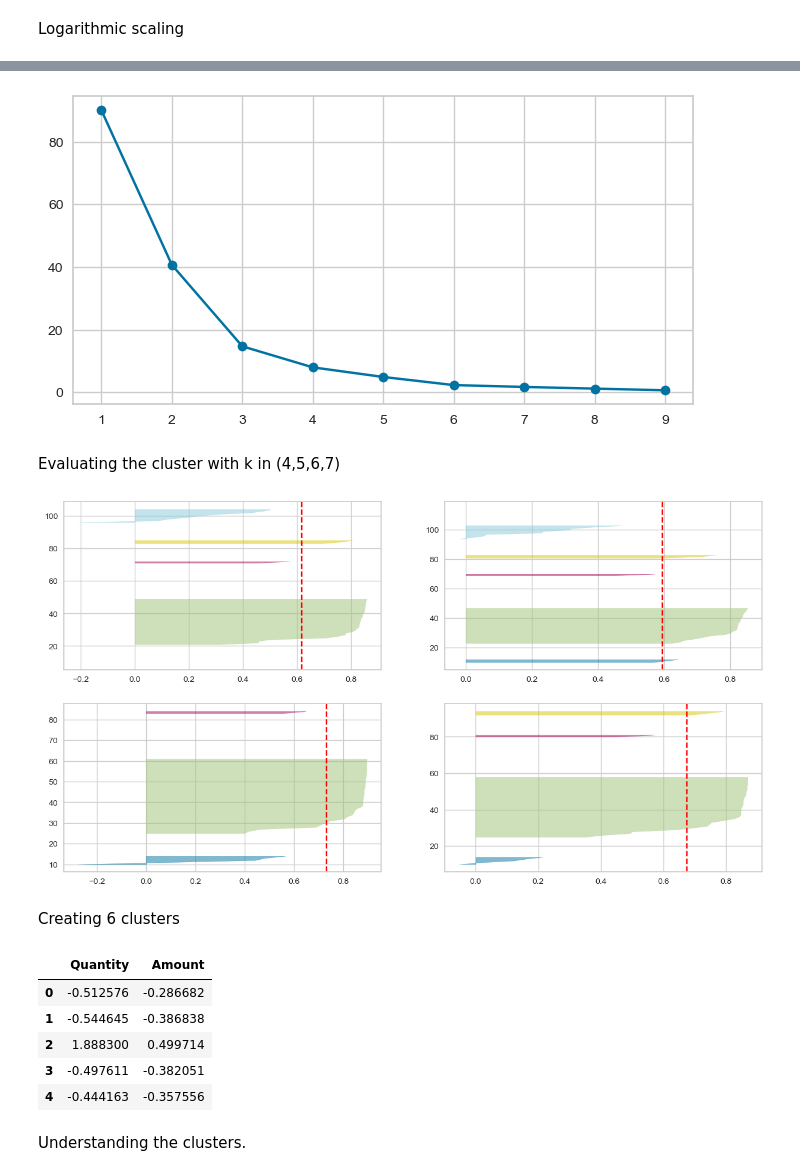
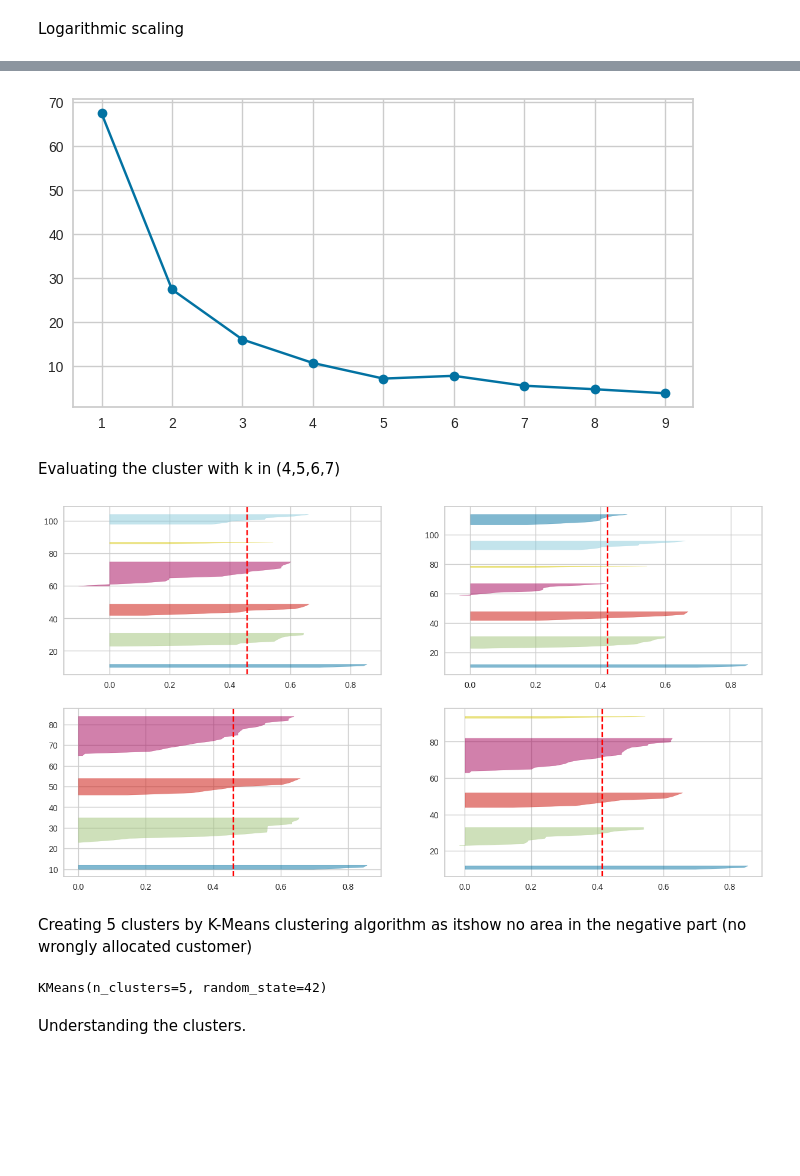
Before and after one commit to dineshb302/TERM2, a Jupyter notebook: MLUL_Assgnment.ipynb, the cells around one changed output, grey strips where cells are left out. Drawn from its saved outputs; the diff is of its cells as text; code cells hidden in the pictures; blank space fills up the shorter version.

```diff
--- a/MLUL_Assgnment.ipynb
+++ b/MLUL_Assgnment.ipynb
@@ -194,8 +212,9 @@ sn.scatterplot(data = min_max_scale_cust_df,
 # %% [markdown]
 Logarithmic scaling
 # %%
-Log_scale_cust_df['Quantity'] = np.log10(cust_df['Quantity'])
+Log_scale_cust_df = cust_df
+Log_scale_cust_df['Order'] = np.log10(cust_df['Order'])
 Log_scale_cust_df['Amount']   = np.log10(cust_df['Amount'])
-Log_scale_cust_df = Log_scale_cust_df.get(['Quantity','Amount'])
+Log_scale_cust_df = Log_scale_cust_df.get(['Order','Amount'])
 Log_scale_cust_df[0:5]
 # %% [output]
@@ -225,0 +237,10 @@ kmn_df[0:5]
+# %%
+## We can use any of the 3 scaled DF and create clusters
+## for Standard Scaled data use std_scale_cust_df
+## for Min-Max Scaled data use min_max_scale_cust_df
+## for Log Scaled data use Log_scale_cust_df
+## for no scaling use cust_df
+scale_cust_df = Log_scale_cust_df    ## having tried all the scaling, Log scale gives better result
+# %%
+cluser_df = scale_cust_df.get(['Order','Amount'])
+cluser_df.describe()
@@ -230,46 +261,39 @@ cluster_errors = []
 
 for num_clusters in cluster_range:
   clusters = KMeans( num_clusters )
-  clusters.fit( kmn_df )
+  clusters.fit( cluser_df )
   cluster_errors.append( clusters.inertia_ )
 
 plt.figure(figsize=(8,4))
 plt.plot( cluster_range, cluster_errors, marker = "o" );
 # %% [output]
-[figure, old version]
+[figure, new version]
 # %% [markdown]
 Evaluating the cluster with k in (4,5,6,7)
 # %%
 ## Silhouette Visualization
 
 fig, ax = plt.subplots(2, 2, figsize=(15,8))
 num_clusters = [4, 5, 6, 7]
 for i, k in enumerate(num_clusters):
     km = KMeans(n_clusters=k,
                 random_state=42)
     q, mod = divmod(i, 2)
     visualizer = SilhouetteVisualizer(km,
                                       colors='yellowbrick',
                                       ax=ax[q-1][mod])
-    visualizer.fit(kmn_df)
+    visualizer.fit(cluser_df)
 # %% [output]
-[figure, old version]
+[figure, new version]
-# %% [markdown]
-Creating 6 clusters
+# %% [markdown]
+Creating 5 clusters by K-Means clustering algorithm as itshow no area in the negative part (no wrongly allocated customer)
 # %%
-k = 6
+k = 5
 
 clusters = KMeans( k, random_state = 42 )
-clusters.fit( kmn_df )
-
-kmn_df[0:5]
+clusters.fit( cluser_df )
 # %% [output]
-|  | Quantity | Amount |
-| 0 | -0.512576 | -0.286682 |
-| 1 | -0.544645 | -0.386838 |
-| 2 | 1.888300 | 0.499714 |
-| 3 | -0.497611 | -0.382051 |
-| 4 | -0.444163 | -0.357556 |
+KMeans(n_clusters=5, random_state=42)
 # %% [markdown]
 Understanding the clusters.
 # %%
```
Also changed, not shown: parts of 95 cells of this notebook.
